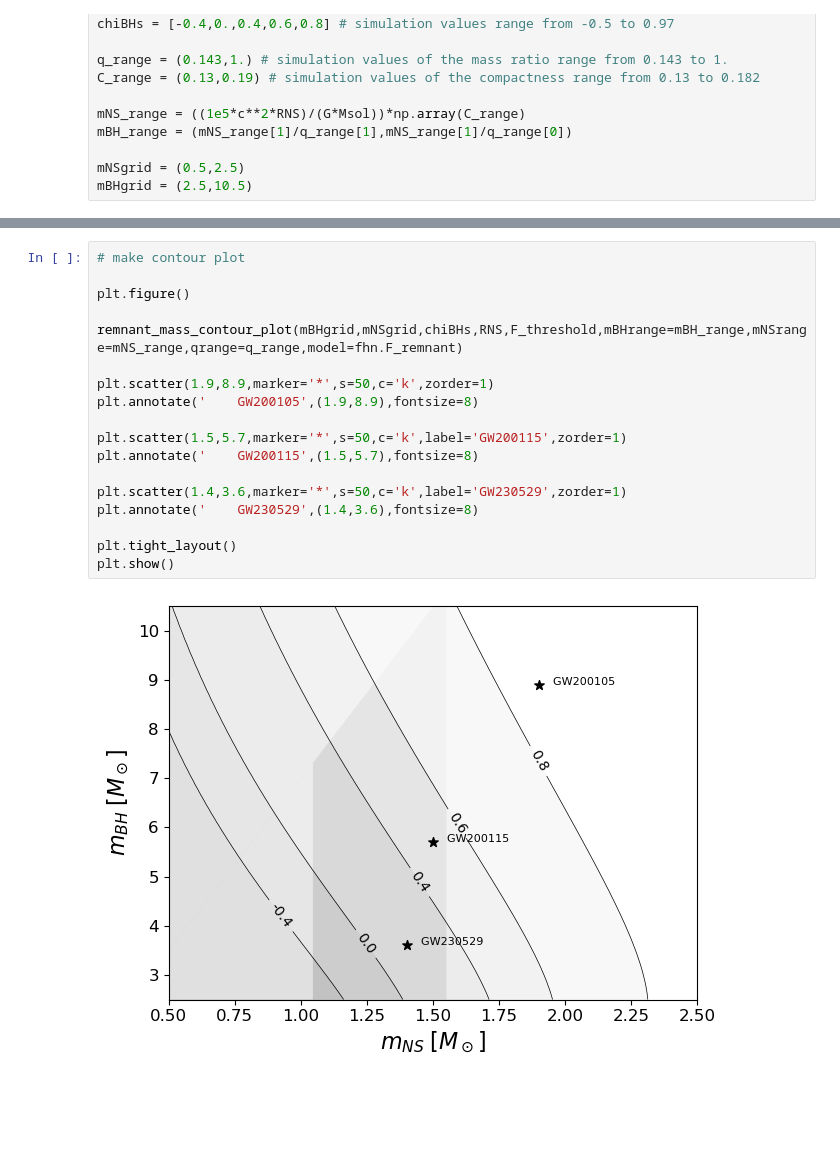
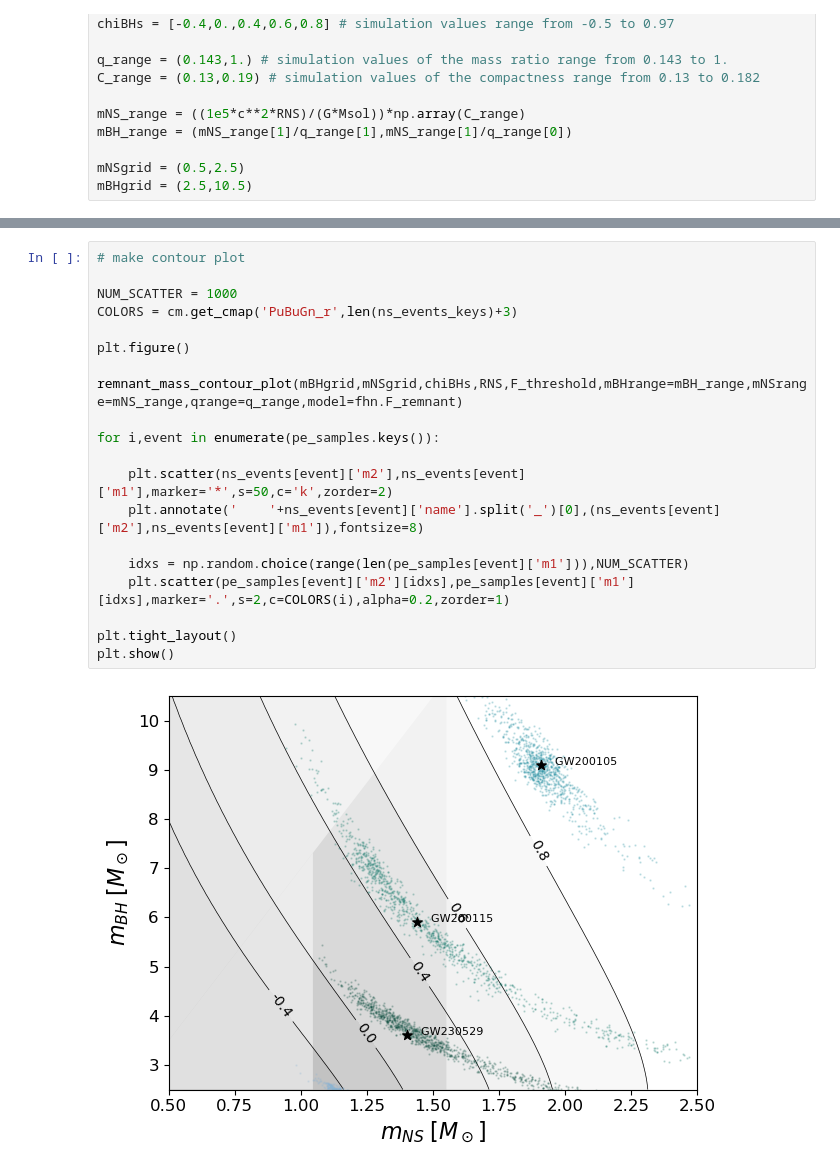
Before and after one commit to landryp/em-dash, a Jupyter notebook: nsbh-remnant.ipynb, the cells around one changed output, grey strips where cells are left out. Drawn from its saved outputs; the diff is of its cells as text; blank space fills up the shorter version.

```diff
--- a/nsbh-remnant.ipynb
+++ b/nsbh-remnant.ipynb
@@ -38,20 +163,22 @@ mBHgrid = (2.5,10.5)
 # %%
 # make contour plot
+
+NUM_SCATTER = 1000
+COLORS = cm.get_cmap('PuBuGn_r',len(ns_events_keys)+3)
 
 plt.figure()
 
 remnant_mass_contour_plot(mBHgrid,mNSgrid,chiBHs,RNS,F_threshold,mBHrange=mBH_range,mNSrange=mNS_range,qrange=q_range,model=fhn.F_remnant)
 
-plt.scatter(1.9,8.9,marker='*',s=50,c='k',zorder=1)
-plt.annotate('    GW200105',(1.9,8.9),fontsize=8)
+for i,event in enumerate(pe_samples.keys()):
 
-plt.scatter(1.5,5.7,marker='*',s=50,c='k',label='GW200115',zorder=1)
-plt.annotate('    GW200115',(1.5,5.7),fontsize=8)
+    plt.scatter(ns_events[event]['m2'],ns_events[event]['m1'],marker='*',s=50,c='k',zorder=2)
+    plt.annotate('    '+ns_events[event]['name'].split('_')[0],(ns_events[event]['m2'],ns_events[event]['m1']),fontsize=8)
 
-plt.scatter(1.4,3.6,marker='*',s=50,c='k',label='GW230529',zorder=1)
-plt.annotate('    GW230529',(1.4,3.6),fontsize=8)
+    idxs = np.random.choice(range(len(pe_samples[event]['m1'])),NUM_SCATTER)
+    plt.scatter(pe_samples[event]['m2'][idxs],pe_samples[event]['m1'][idxs],marker='.',s=2,c=COLORS(i),alpha=0.2,zorder=1)
 
 plt.tight_layout()
 plt.show()
 # %% [output]
-[figure, old version]
+[figure, new version]
```
Also changed, not shown: parts of 4 cells of this notebook.
